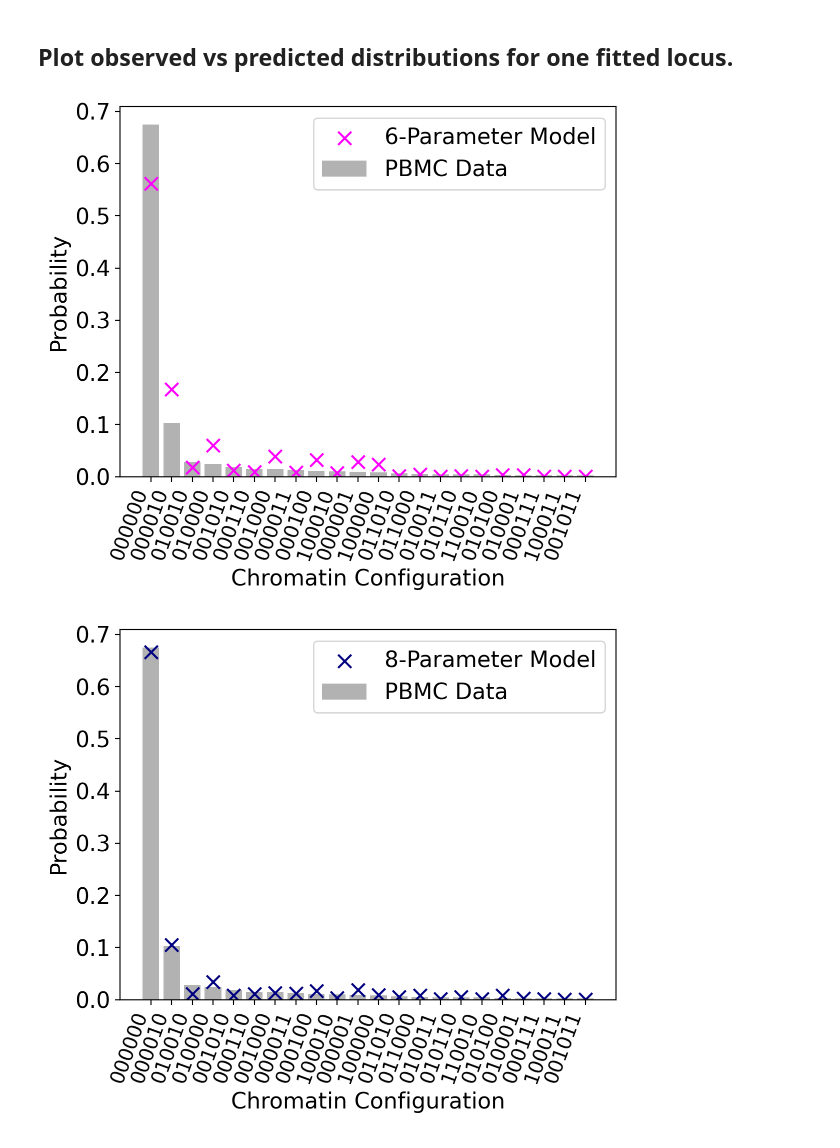
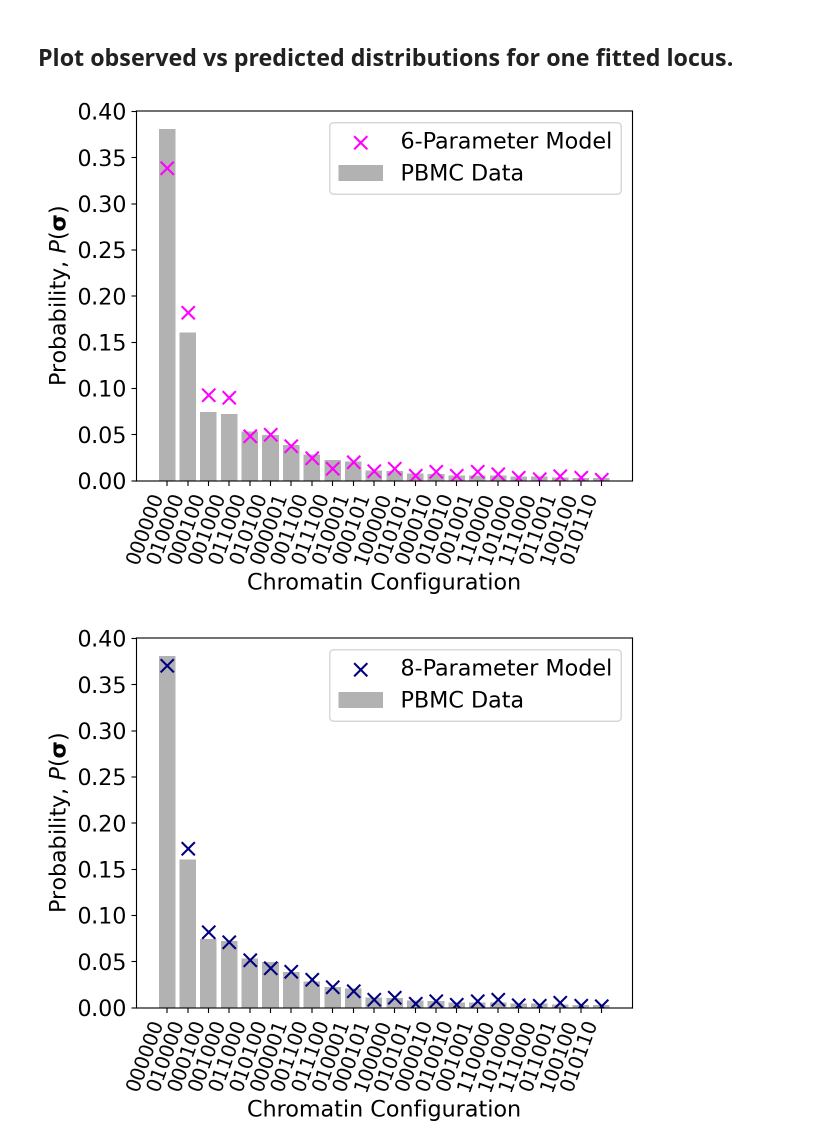
Before and after one commit to pachterlab/FGP_2023, a Jupyter notebook: BIC_analysis.ipynb, the cells around one changed output. Saved outputs shown, nothing was run; the diff lists cells and outputs as text; code cells hidden in the pictures.

Commit message:
Plot label

```diff
--- a/BIC_analysis.ipynb
+++ b/BIC_analysis.ipynb
@@ -180,27 +161,25 @@ bounds_8 = [(-3,3)]*7+[(-6,-0.01)] #[(-2,2)]*7 + [(-4,-0.01)]
 atol, tol = 1e-10, 1e-10
 
 ## Add human info to results.
-for key in loci_keys:
+for key in loci_keys[14:15]:
 
-    if key != (36191, 36192, 36193, 36194, 36195, 36196):
+    # Find chromosomal location.
+    loc_string = df_transcripts.loc[key[0]]['location'].split('-')[0]+ '-' + df_transcripts.loc[key[-1]]['location'].split('-')[1]
+    print(loc_string)
 
-      # Find chromosomal location.
-      loc_string = df_transcripts.loc[key[0]]['location'].split('-')[0]+ '-' + df_transcripts.loc[key[-1]]['location'].split('-')[1]
-      print(loc_string)
+    # Take distribution at this locus.
+    observed_dist = loci_dists[key]
+    total_cells = sum(observed_dist.values())
+    av_mean = sum([np.mean(key)*value/total_cells for key,value in observed_dist.items()])
 
-      # Take distribution at this locus.
-      observed_dist = loci_dists[key]
-      total_cells = sum(observed_dist.values())
-      av_mean = sum([np.mean(key)*value/total_cells for key,value in observed_dist.items()])
+    # Fit both 6 and 8-parameter models.
+    result_8 = differential_evolution(LL_8_param, bounds_8, args=([observed_dist]),init='random', tol=tol, atol=atol, workers=workers)
+    result_6 = differential_evolution(LL_6_param, bounds_6, args=([observed_dist]),init='random', tol=tol, atol=atol, workers=workers)
 
-      # Fit both 6 and 8-parameter models.
-      result_8 = differential_evolution(LL_8_param, bounds_8, args=([observed_dist]),init='random', tol=tol, atol=atol, workers=workers)
-      result_6 = differential_evolution(LL_6_param, bounds_6, args=([observed_dist]),init='random', tol=tol, atol=atol, workers=workers)
+    # Calculate BIC values for each model
+    BIC_6 = BIC(total_cells, 6, -result_6.fun, normalized=False)
+    BIC_8 = BIC(total_cells, 8, -result_8.fun, normalized=False)
 
-      # Calculate BIC values for each model
-      BIC_6 = BIC(total_cells, 6, -result_6.fun, normalized=False)
-      BIC_8 = BIC(total_cells, 8, -result_8.fun, normalized=False)
-
-      # Save to results dictionary.
-      results[key] = {'result_6': result_6, 'result_8': result_8, 'BIC_6': BIC_6, 'BIC_8': BIC_8, 'av_mean':av_mean}
+    # Save to results dictionary.
+    results[key] = {'result_6': result_6, 'result_8': result_8, 'BIC_6': BIC_6, 'BIC_8': BIC_8, 'av_mean':av_mean}
 # %% [output]
@@ -268,7 +234,7 @@ plt.show()
 ## Plot observed vs predicted distributions for one fitted locus.
 # %%
 ## Retrieve observed distribution and chromosomal location for one locus.
-index = 0
+index = 14
 # loci_keys, loci_dists = [i for i in results.keys()], [i for i in results.values()]
 key = loci_keys[index]
 obs_dist = loci_dists[key]
@@ -289,37 +255,41 @@ top_7_labels = [''.join([str(j) for j in i]) for i in top_7_keys]
 # Bar chart of the simulated sample.
 plt.bar(top_7_labels, [obs_dist[i] for i in top_7_keys], alpha=0.6, label='PBMC Data', color='gray')
 
+plt.rcParams.update(plt.rcParamsDefault)
+
 # Scatter plot of probability distributions based on fitted and real parameters.
 plt.scatter(top_7_labels, [pred_dist[i] for i in top_7_keys], s=90, label='6-Parameter Model', marker='x', color=color1)
 plt.legend(fontsize=fontsize)
 plt.xticks(rotation=70, ha="right", fontsize=fontsize-2)
 plt.yticks(fontsize=fontsize)
 plt.xlabel('Chromatin Configuration', fontsize=fontsize)
-plt.ylabel('Probability', fontsize=fontsize)
+plt.ylabel(r"Probability, $P({\bf \sigma})$", fontsize=fontsize)
+
 # plt.title(loc_string + ': 6 Parameters')
 plt.show()
 
 ## Plot 8-parameter fit.
 pred_params = results[key]['result_8']['x']
 pred_dist = model_8_params(pred_params)
 
 ## Repeat plotting for highest n probabilities.
 include_num_bars = 22
 top_7_keys =  sorted(obs_dist, key=obs_dist.get, reverse=True)[:include_num_bars]
 top_7_labels = [''.join([str(j) for j in i]) for i in top_7_keys]
 
 # Bar chart of the simulated sample.
 plt.bar(top_7_labels, [obs_dist[i] for i in top_7_keys], alpha=0.6, label='PBMC Data', color='gray')
 
 # Scatter plot of probability distributions based on fitted and real parameters.
 plt.scatter(top_7_labels, [pred_dist[i] for i in top_7_keys], label='8-Parameter Model', marker='x', s=90, color=color2)
 plt.legend(fontsize=fontsize)
 plt.xticks(rotation=70, ha="right", fontsize=fontsize-2)
 plt.xlabel('Chromatin Configuration', fontsize=fontsize)
-plt.ylabel('Probability', fontsize=fontsize)
+plt.ylabel(r"Probability, $P({\bf \sigma})$", fontsize=fontsize)
+
 plt.yticks(fontsize=fontsize)
 # plt.title(loc_string + ': 8 Parameters')
 plt.show()
 # %% [output]
-[figure, old version]
+[figure, new version]
-[figure, old version]
+[figure, new version]
```
Also changed, not shown: parts of 4 cells of this notebook.
